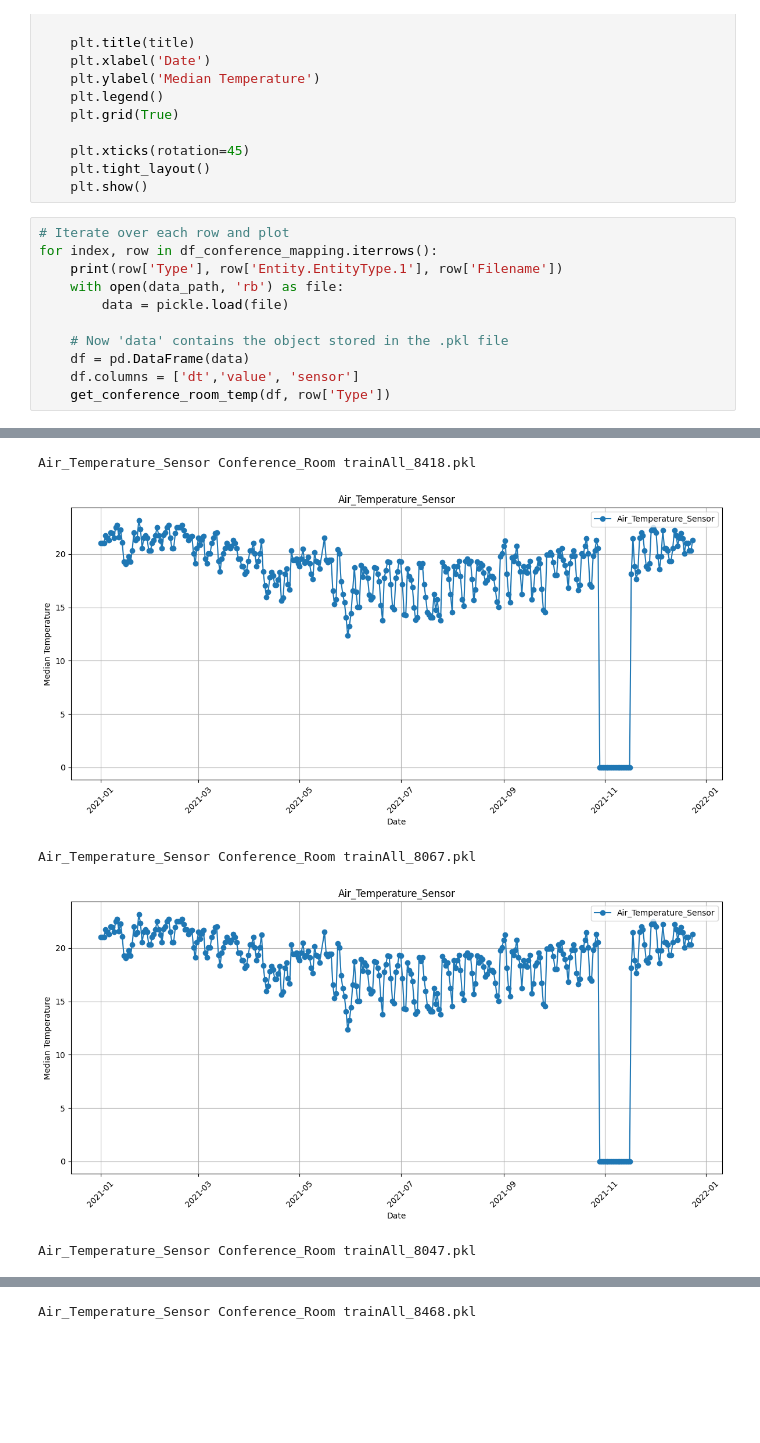
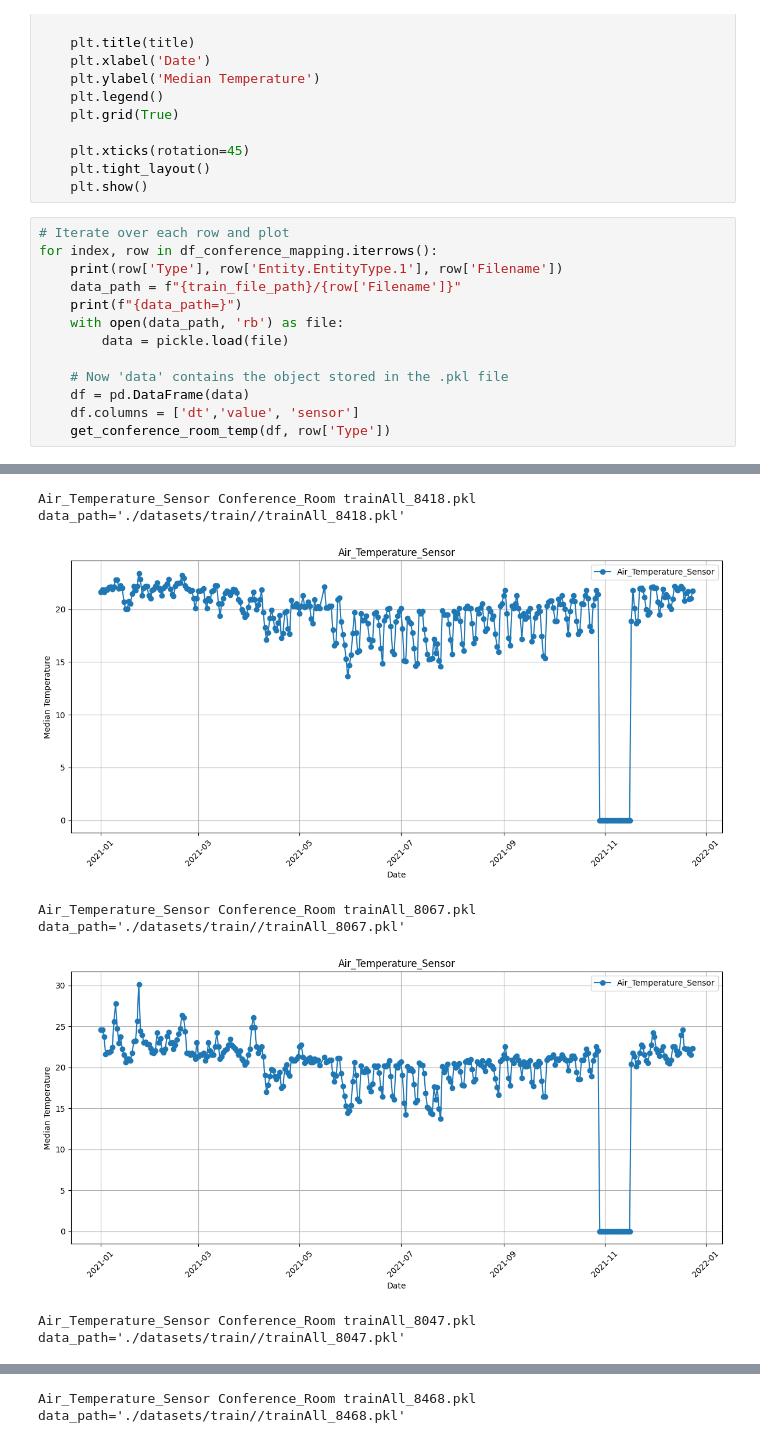
Before and after one commit to Vincent-Morcilla/Building_IoT_Data_Dashboard, a Jupyter notebook: sensor_location_processing.ipynb, the cells around one changed output, grey strips where cells are left out. Cells and saved outputs as stored; diff of their text form; blank space fills up the shorter version.

Commit message:
data file path fixed

```diff
--- a/sensor_location_processing.ipynb
+++ b/sensor_location_processing.ipynb
@@ -137,6 +138,8 @@ def get_conference_room_temp(df, title):
 # Iterate over each row and plot
 for index, row in df_conference_mapping.iterrows():
     print(row['Type'], row['Entity.EntityType.1'], row['Filename'])
+    data_path = f"{train_file_path}/{row['Filename']}"
+    print(f"{data_path=}")
     with open(data_path, 'rb') as file:
         data = pickle.load(file)
 
@@ -150,5 +154,8 @@ Air_Temperature_Sensor Conference_Room trainAll_8027.pkl
 Air_Temperature_Sensor Conference_Room trainAll_8418.pkl
+data_path='./datasets/train//trainAll_8418.pkl'
-[figure, old version]
+[figure, new version]
 Air_Temperature_Sensor Conference_Room trainAll_8067.pkl
+data_path='./datasets/train//trainAll_8067.pkl'
-[figure, old version]
+[figure, new version]
 Air_Temperature_Sensor Conference_Room trainAll_8047.pkl
+data_path='./datasets/train//trainAll_8047.pkl'
@@ -156 +163,2 @@ Air_Temperature_Sensor Conference_Room trainAll_8047.pkl
 Air_Temperature_Sensor Conference_Room trainAll_8468.pkl
+data_path='./datasets/train//trainAll_8468.pkl'
```
Also changed, not shown: parts of 2 cells of this notebook.
